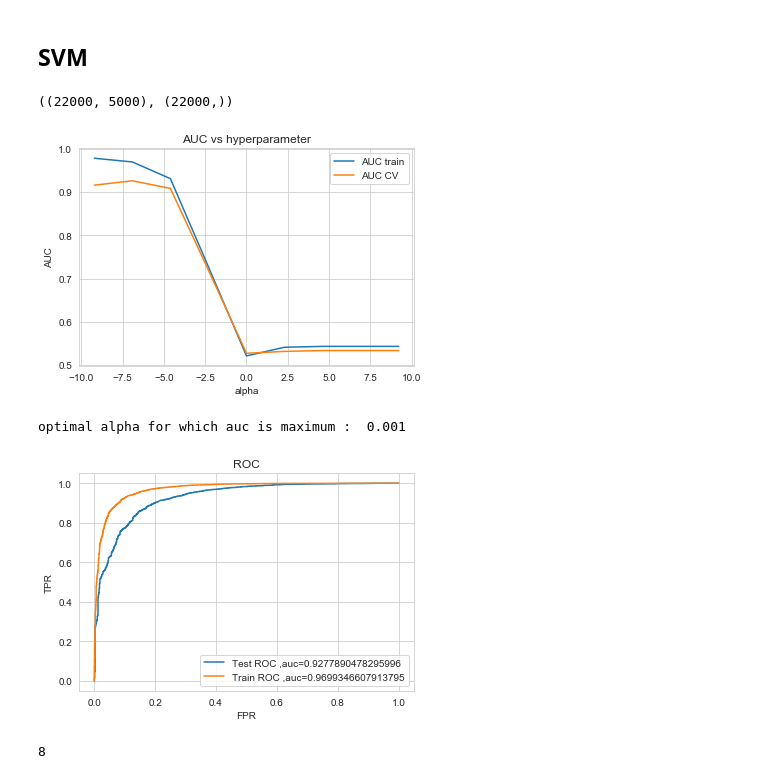
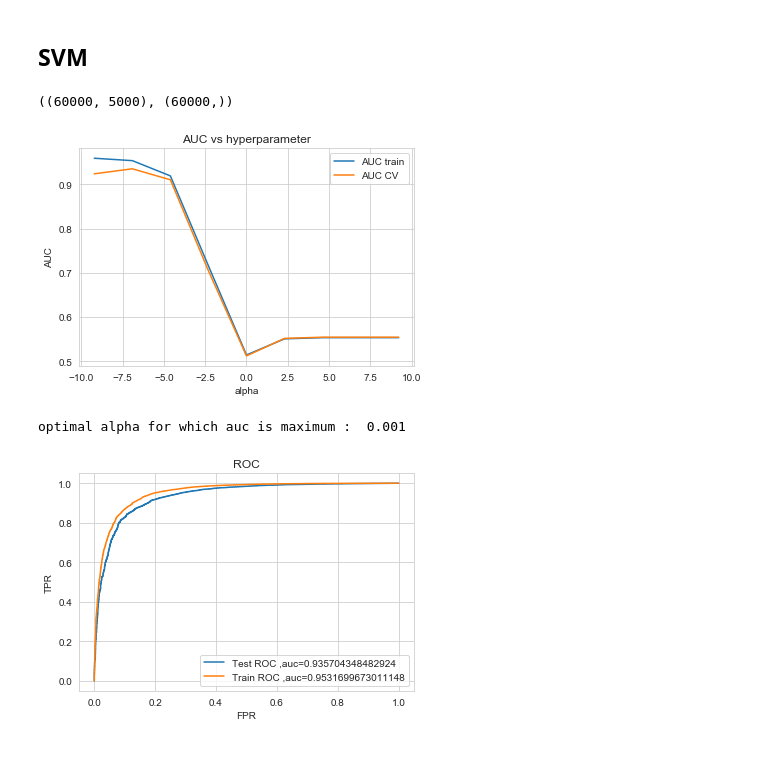
Before and after one commit to Lalit-Yadav-E1483/Amazon-Fine-Food, a Jupyter notebook: svm.ipynb, the cells around one changed output. Saved outputs shown, nothing was run; the diff lists cells and outputs as text; code cells hidden in the pictures.

```diff
--- a/svm.ipynb
+++ b/svm.ipynb
@@ -203,7 +204,7 @@ final['Score'].value_counts()
 Name: Score, dtype: int64
 # %%
 final = final.sort_values(['Time'], axis=0)
-final = final.head(30000)
+final = final.head(100000)
 # %%
 final.sample(5)
 # %% [output]
@@ -359,7 +364,9 @@ len(preprocessed_reviews_lema)
 # %%
-X_train = preprocessed_reviews_lema[:22000]
-X_test = preprocessed_reviews_lema[22000:]
-y_train = final.Score[:22000]
-y_test = final.Score[22000:]
-np.array(X_train).shape, np.array(X_test).shape, y_train.shape, y_test.shape
+X_train = preprocessed_reviews_lema[:60000]
+X_cv = preprocessed_reviews_lema[60000:80000]
+X_test = preprocessed_reviews_lema[80000:]
+y_train = final.Score[:60000]
+y_cv = final.Score[60000:80000]
+y_test = final.Score[80000:]
+np.array(X_train).shape, np.array(X_cv).shape, np.array(X_test).shape, y_train.shape, y_cv.shape, y_test.shape
 # %% [output]
@@ -367,8 +374,9 @@ np.array(X_train).shape, np.array(X_test).shape, y_train.shape, y_test.shape
 # %% [markdown]
 ### BAG OF WORDS
 # %%
-count_vect = CountVectorizer(max_features = 5000)
-X_train_bow = count_vect.fit_transform(X_train)
-X_test_bow = count_vect.transform(X_test)
+count_vect_bow = CountVectorizer(max_features = 5000)
+X_train_bow = count_vect_bow.fit_transform(X_train)
+X_cv_bow = count_vect_bow.transform(X_cv)
+X_test_bow = count_vect_bow.transform(X_test)
 X_train_bow.shape, X_test_bow.shape
 # %% [output]
@@ -514,4 +526,4 @@ import math
 # %%
 X_train_bow.shape, y_train.shape
 # %% [output]
-((22000, 5000), (22000,))
+((60000, 5000), (60000,))
@@ -518,37 +532,37 @@ X_train_bow.shape, y_train.shape
 # %%
 alpha = np.array([10**-4, 10**-3,10**-2,10**-1,1,10,10**2,10**3,10**4])
 auc_train = []
 auc_cv = []
 for a in alpha:
     model = SGDClassifier(alpha=a)
     clf = CalibratedClassifierCV(model, cv=3)
     clf.fit(X_train_bow, y_train)
-    prob = clf.predict_proba(X_test_bow)[:,1]
-    auc_cv.append(roc_auc_score(y_test, prob))
+    prob = clf.predict_proba(X_cv_bow)[:,1]
+    auc_cv.append(roc_auc_score(y_cv, prob))
     probtr=clf.predict_proba(X_train_bow)[:,1]
     auc_train.append(roc_auc_score(y_train,probtr))
 optimal_alpha= alpha[np.argmax(auc_cv)]
 alpha=[math.log(x) for x in alpha]#converting values of alpha into logarithm
 fig = plt.figure()
 ax = plt.subplot(111)
 ax.plot(alpha, auc_train, label='AUC train')
 ax.plot(alpha, auc_cv, label='AUC CV')
 plt.title('AUC vs hyperparameter')
 plt.xlabel('alpha')
 plt.ylabel('AUC')
 ax.legend()
 plt.show()
 print('optimal alpha for which auc is maximum : ',optimal_alpha)
 # %% [output]
-[figure, old version]
+[figure, new version]
 optimal alpha for which auc is maximum :  0.001
 # %%
 #training our model for alpha=0.001
 #ROC curve
 model=SGDClassifier(alpha=0.001)
-svm=CalibratedClassifierCV(model, cv=3)
-svm.fit(X_train_bow,y_train)
-predi=svm.predict_proba(X_test_bow)[:,1]
+clf=CalibratedClassifierCV(model, cv=3)
+clf.fit(X_train_bow,y_train)
+predi=clf.predict_proba(X_test_bow)[:,1]
 fpr1, tpr1, thresholds1 = metrics.roc_curve(y_test, predi)
 pred=svm.predict_proba(X_train_bow)[:,1]
 fpr2,tpr2,thresholds2=metrics.roc_curve(y_train,pred)
@@ -562,8 +576,4 @@ plt.ylabel('TPR')
 ax.legend()
 plt.show()
 # %% [output]
-[figure, old version]
+[figure, new version]
-# %%
-np.argmax(alpha)
-# %% [output]
-8
```
Also changed, not shown: parts of 15 cells of this notebook.
